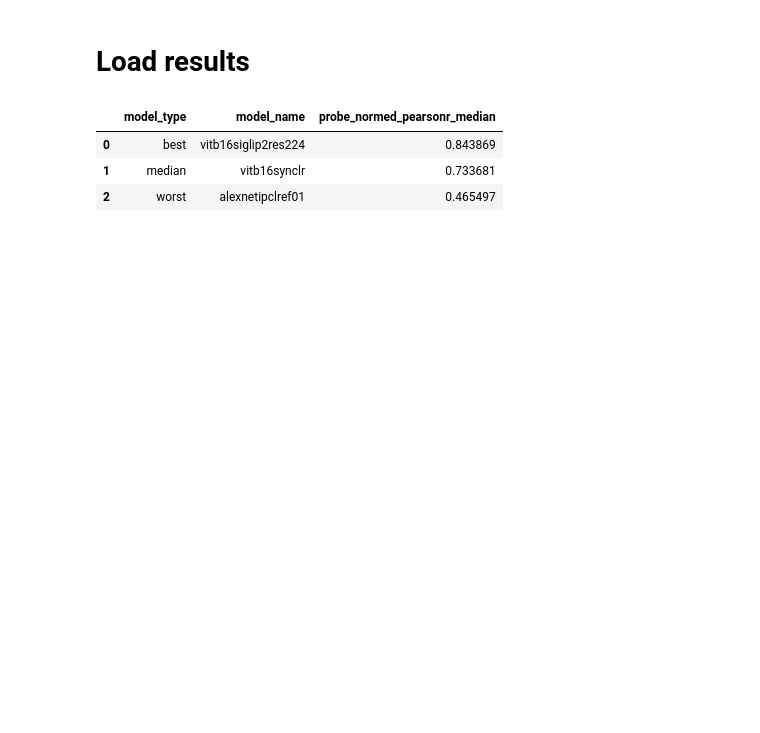
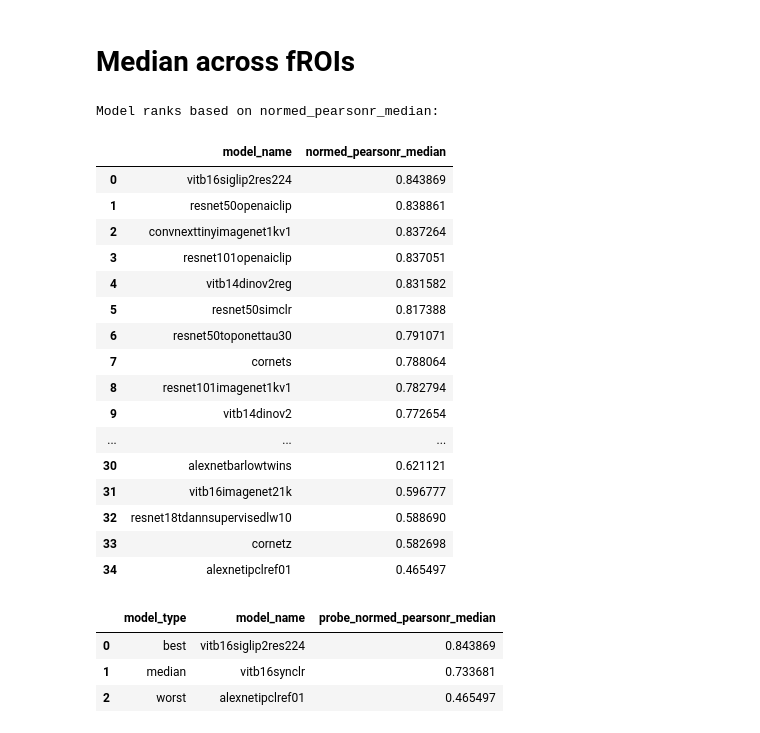
Before and after one commit to murtylab/comparing-category-selectivity, a Jupyter notebook: preprint/best_median_worst_model.ipynb, the cells around one changed output. Saved outputs shown, nothing was run; the diff lists cells and outputs as text; code cells hidden in the pictures; blank space fills up the shorter version.

Commit message:
ranking models and choosing best median worst ones

```diff
--- a/preprint/best_median_worst_model.ipynb
+++ b/preprint/best_median_worst_model.ipynb
@@ -4,8 +4,6 @@ import pandas as pd
 import numpy as np
 
 import main_analysis as ma
-# %% [markdown]
-# Load results
 # %%
 probe_csv = pd.read_csv(ma.BEST_LAYERS_CSV_PATH)
 crossval_csv = pd.read_csv(ma.MODELSUBJECT_CORRELATIONS_CSV_PATH)
@@ -24,6 +22,8 @@ tthreshold = 7
 model_localizer = 'grillspector'
 
 models_df = []  # List to hold DataFrames for each fROI
+# %% [markdown]
+# Median across fROIs
 # %%
 probe_csv_selected = probe_csv[
     (probe_csv['fmri_froi'].isin(frois)) &
@@ -41,34 +41,58 @@ probe_csv_selected = probe_csv_selected.groupby('model_name')['normed_pearsonr_m
 probe_csv_selected = probe_csv_selected.sort_values(by='normed_pearsonr_median', ascending=False).reset_index(drop=True)
 # Get the best, median, and worst model for this fROI based on normed_pearsonr_median
 best_model_info = probe_csv_selected.loc[probe_csv_selected['normed_pearsonr_median'].idxmax()]
 worst_model_info = probe_csv_selected.loc[probe_csv_selected['normed_pearsonr_median'].idxmin()]
 # Find the median model using argsort
 sorted_indices = np.argsort(probe_csv_selected['normed_pearsonr_median'].values)
 median_idx = len(sorted_indices) // 2
 median_model_info = probe_csv_selected.iloc[sorted_indices[median_idx]]
 
+# Get the top 10 models
+print("Model ranks based on normed_pearsonr_median:")
+top_indices = np.argsort(probe_csv_selected['normed_pearsonr_median'].values)[::-1]
+top_models = probe_csv_selected.iloc[top_indices]
+display(top_models)
+
 # Store the results in a DataFrame
 models_df = [
     {
         'model_type': 'best',
         'model_name': best_model_info['model_name'],
         'probe_normed_pearsonr_median': best_model_info['normed_pearsonr_median'],
     },
     {
         'model_type': 'median',
         'model_name': median_model_info['model_name'],
         'probe_normed_pearsonr_median': median_model_info['normed_pearsonr_median'],
     },
     {
         'model_type': 'worst',
         'model_name': worst_model_info['model_name'],
         'probe_normed_pearsonr_median': worst_model_info['normed_pearsonr_median'],
     }
 ]
 models_df = pd.DataFrame(models_df)
 display(models_df)
 # %% [output]
+Model ranks based on normed_pearsonr_median:
-|  | model_type | model_name | probe_normed_pearsonr_median |
-| 0 | best | vitb16siglip2res224 | 0.843869 |
-| 1 | median | vitb16synclr | 0.733681 |
-| 2 | worst | alexnetipclref01 | 0.465497 |
+|  | model_name | normed_pearsonr_median |
+| 0 | vitb16siglip2res224 | 0.843869 |
+| 1 | resnet50openaiclip | 0.838861 |
+| 2 | convnexttinyimagenet1kv1 | 0.837264 |
+| 3 | resnet101openaiclip | 0.837051 |
+| 4 | vitb14dinov2reg | 0.831582 |
+| 5 | resnet50simclr | 0.817388 |
+| 6 | resnet50toponettau30 | 0.791071 |
+| 7 | cornets | 0.788064 |
+| 8 | resnet101imagenet1kv1 | 0.782794 |
+| 9 | vitb14dinov2 | 0.772654 |
+| ... | ... | ... |
+| 30 | alexnetbarlowtwins | 0.621121 |
+| 31 | vitb16imagenet21k | 0.596777 |
+| 32 | resnet18tdannsupervisedlw10 | 0.588690 |
+| 33 | cornetz | 0.582698 |
+| 34 | alexnetipclref01 | 0.465497 |
+|  | model_type | model_name | probe_normed_pearsonr_median |
+| 0 | best | vitb16siglip2res224 | 0.843869 |
+| 1 | median | vitb16synclr | 0.733681 |
+| 2 | worst | alexnetipclref01 | 0.465497 |
```
Also changed, not shown: parts of 8 cells of this notebook.
